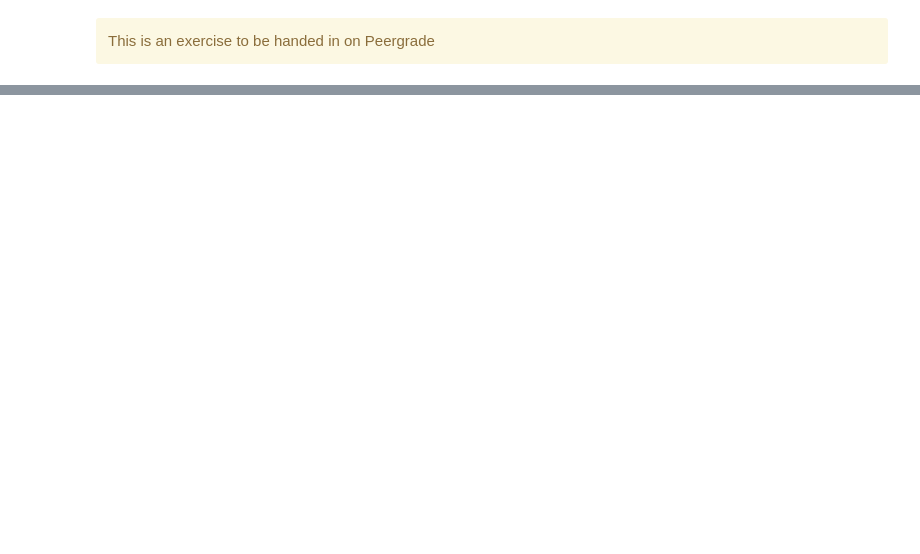
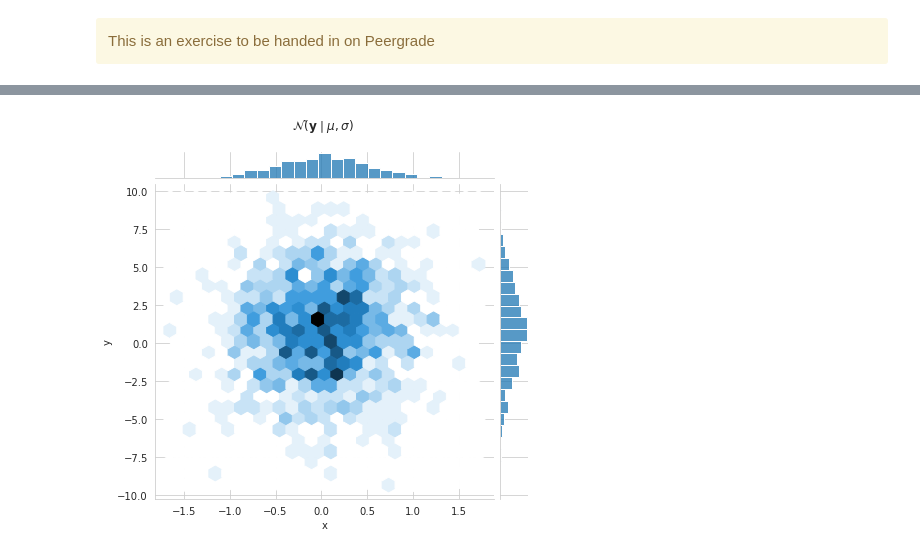
Before and after one commit to jmontalvo94/02456-deep-learning-with-PyTorch, a Jupyter notebook: 7_Unsupervised/7.2-EXE-variational-autoencoder.ipynb, the cells around one changed output, grey strips where cells are left out. Drawn from its saved outputs; the diff is of its cells as text; code cells hidden in the pictures; blank space fills up the shorter version.

```diff
--- a/7_Unsupervised/7.2-EXE-variational-autoencoder.ipynb
+++ b/7_Unsupervised/7.2-EXE-variational-autoencoder.ipynb
@@ -3,6 +3,7 @@
 This is an exercise to be handed in on Peergrade
 </div>
 # %%
+from typing import *
 import matplotlib
 import matplotlib.pyplot as plt
 from IPython.display import Image, display, clear_output
@@ -10,5 +11,13 @@ import numpy as np
 %matplotlib nbagg
 %matplotlib inline
 import seaborn as sns
+import pandas as pd
 sns.set_style("whitegrid")
-sns.set_palette(sns.dark_palette("purple"))
+
+try:
+    from plotting import make_vae_plots
+except Exception as ex:
+    print(f"If using Colab, you may need to upload `plotting.py`. \
+          \nIn the left pannel, click `Files > upload to session storage` and select the file `plotting.py` from your computer \
+          \n---------------------------------------------")
+    print(ex)
@@ -76,0 +281,48 @@ Above we defined a lower bound on the log-likelihood of the data. We can train t
+# %%
+# test your implementation
+
+def test_normal_distribution():
+    """a few safety checks for your implementation"""
+    N = 1000000
+    ones = torch.ones(torch.Size((N,)))
+    mu = 1.224 * ones
+    sigma = 0.689 * ones
+    dist = ReparameterizedDiagonalGaussian(mu, sigma.log())
+    z = dist.sample()
+
+    # Expected value E[N(0, 1)] = 0
+    expected_z = z.mean()
+    diff = (expected_z - mu.mean())**2
+    assert diff < 1e-3, f"diff = {diff}, expected_z = {expected_z}"
+
+    # Variance E[z**2 - E[z]**2]
+    var_z = (z**2 - expected_z**2).mean()
+    diff = (var_z - sigma.pow(2).mean())**2
+    assert diff < 1e-3, f"diff = {diff}, var_z = {var_z}"
+
+    # log p(z)
+    from torch.distributions import Normal
+    base = Normal(loc=mu, scale=sigma)
+    diff = ((base.log_prob(z) - dist.log_prob(z))**2).mean()
+    assert diff < 1e-3, f"diff = {diff}"
+
+test_normal_distribution()
+
+n_samples = 10000
+mu = torch.tensor([[0, 1]])
+sigma = torch.tensor([[0.5 , 3]])
+ones = torch.ones((1000,2))
+p = ReparameterizedDiagonalGaussian(mu=mu*ones, log_sigma=(sigma*ones).log())
+samples = p.sample()
+data = pd.DataFrame({"x": samples[:, 0], "y": samples[:, 1]})
+g = sns.jointplot(
+    data=data,
+    x="x",y="y",
+    kind="hex",
+    ratio=10
+)
+plt.subplots_adjust(top=0.9)
+g.fig.suptitle(r"$\mathcal{N}(\mathbf{y} \mid \mu, \sigma)$")
+plt.show()
+# %% [output]
+[figure, added]
```
Also changed, not shown: parts of 37 cells of this notebook, 1 other file.
